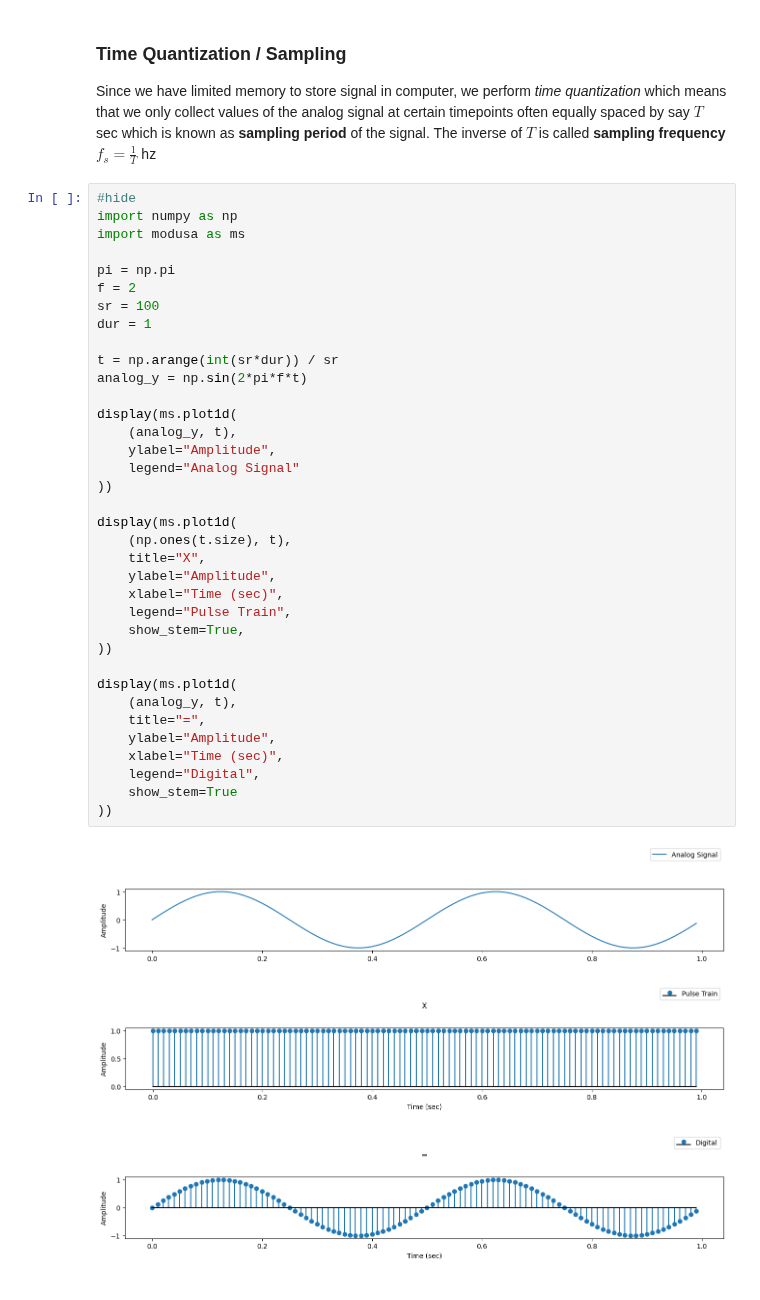
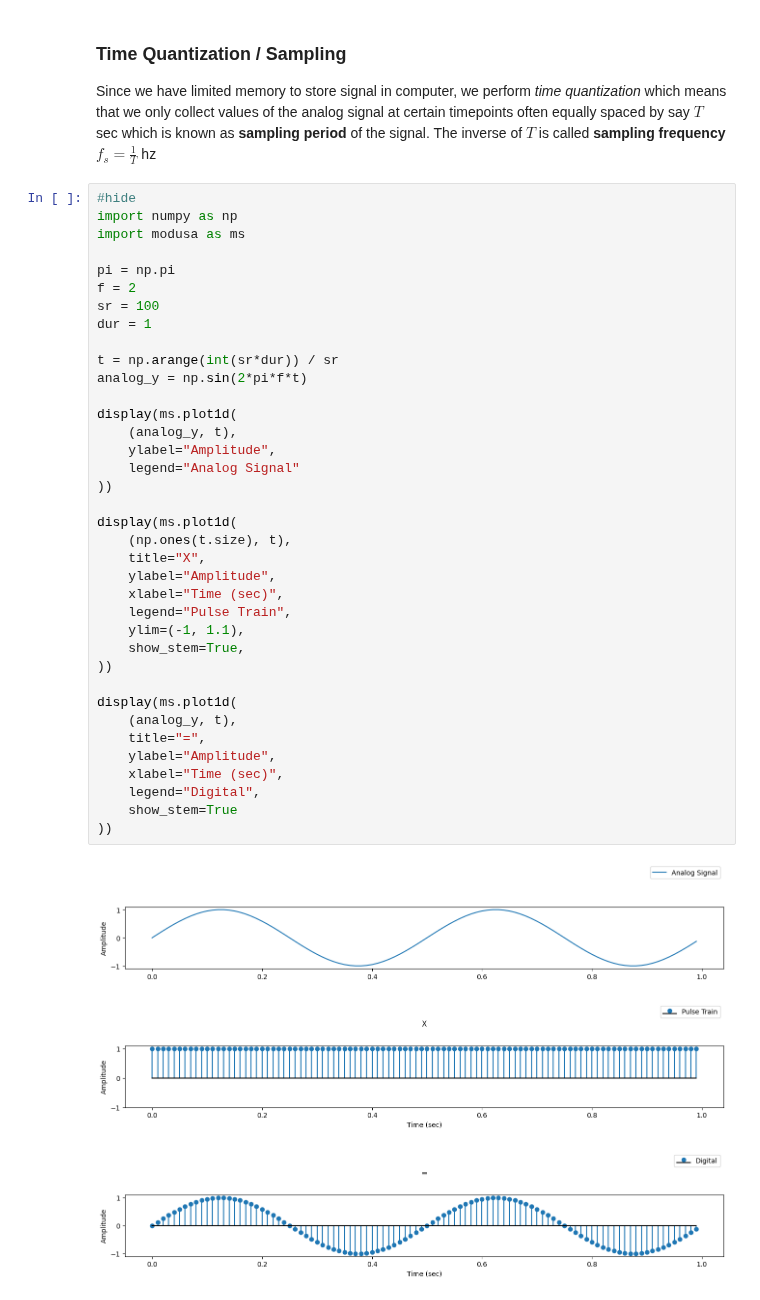
Before and after one commit to meluron-codecafe/devquest, a Jupyter notebook: notebooks/dsp-Digital_Signal-01.ipynb, the cells around one changed output. Drawn from its saved outputs; the diff is of its cells as text.

```diff
--- a/notebooks/dsp-Digital_Signal-01.ipynb
+++ b/notebooks/dsp-Digital_Signal-01.ipynb
@@ -34,34 +34,35 @@ sr = 100
 dur = 1
 
 t = np.arange(int(sr*dur)) / sr
 analog_y = np.sin(2*pi*f*t)
 
 display(ms.plot1d(
     (analog_y, t),
     ylabel="Amplitude",
     legend="Analog Signal"
 ))
 
 display(ms.plot1d(
     (np.ones(t.size), t),
     title="X",
     ylabel="Amplitude",
     xlabel="Time (sec)",
     legend="Pulse Train",
+    ylim=(-1, 1.1),
     show_stem=True,
 ))
 
 display(ms.plot1d(
     (analog_y, t),
     title="=",
     ylabel="Amplitude",
     xlabel="Time (sec)",
     legend="Digital",
     show_stem=True
 ))
 # %% [output]
 [figure]
-[figure, old version]
+[figure, new version]
 [figure]
 # %% [markdown]
 ### Amplitude Quantization
```
Also changed, not shown: 29 other files.
